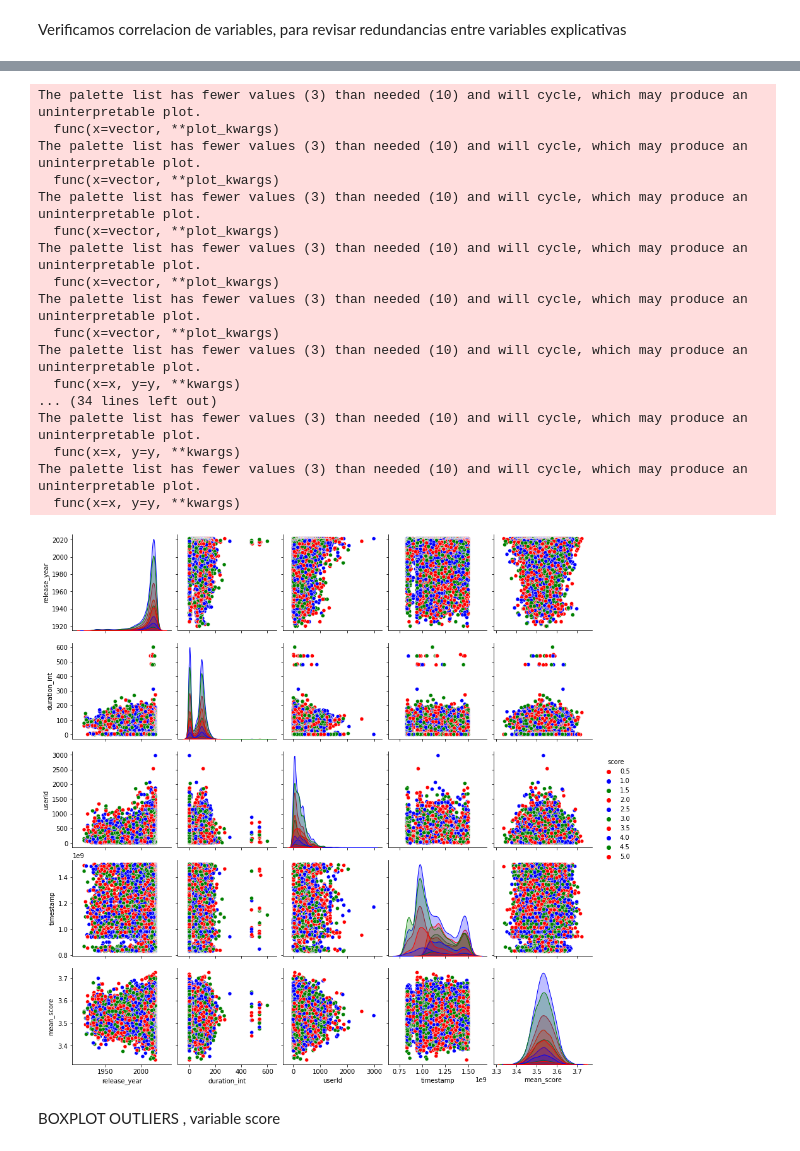
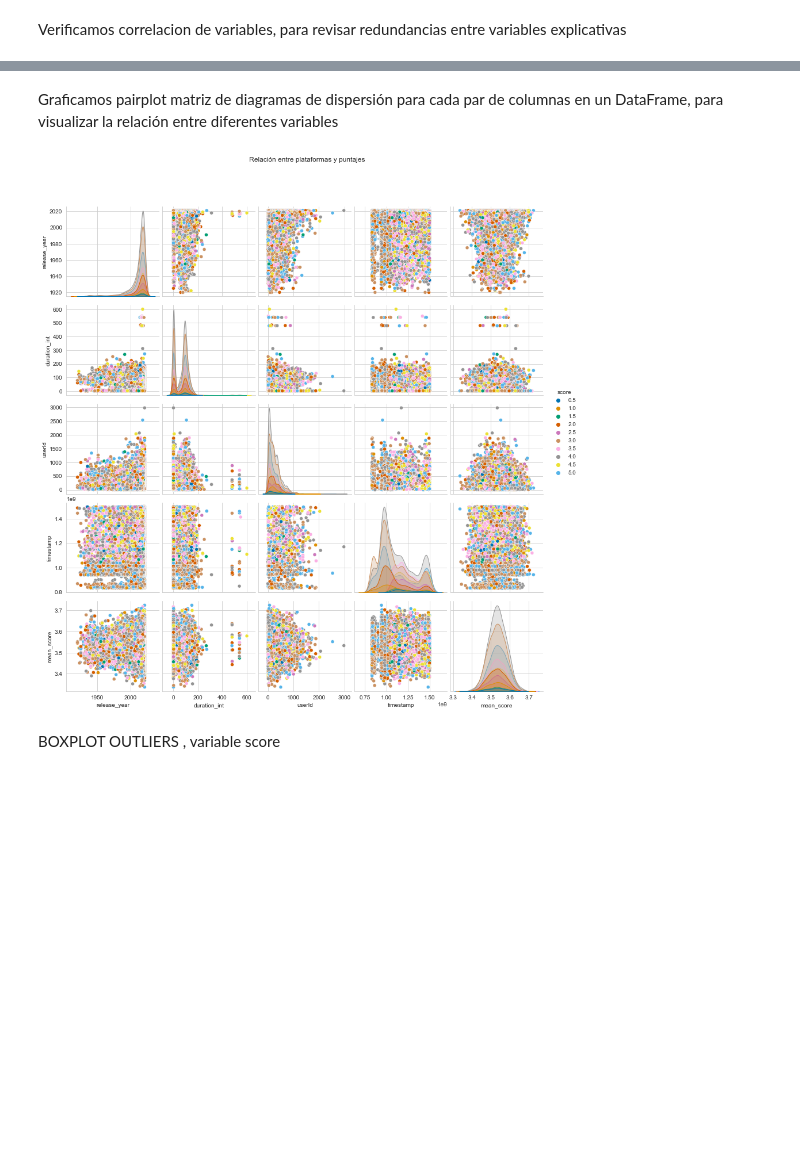
Before and after one commit to gonzalocba/MLops_Streaming, a Jupyter notebook: EDA_final.ipynb, the cells around one changed output, grey strips where cells are left out. Saved outputs shown, nothing was run; the diff lists cells and outputs as text; code cells hidden in the pictures; blank space fills up the shorter version.

```diff
--- a/EDA_final.ipynb
+++ b/EDA_final.ipynb
@@ -83,25 +88,14 @@ Graficamos pairplot para verificar relaciones entre las variables cuantitativas
-# %%
-sns.pairplot(plataformas_df, hue="score", palette = ['r', 'b', 'g'])
-plt.show()
-# %% [output]
-The palette list has fewer values (3) than needed (10) and will cycle, which may produce an uninterpretable plot.
-  func(x=vector, **plot_kwargs)
-The palette list has fewer values (3) than needed (10) and will cycle, which may produce an uninterpretable plot.
-  func(x=vector, **plot_kwargs)
-The palette list has fewer values (3) than needed (10) and will cycle, which may produce an uninterpretable plot.
-  func(x=vector, **plot_kwargs)
-The palette list has fewer values (3) than needed (10) and will cycle, which may produce an uninterpretable plot.
-  func(x=vector, **plot_kwargs)
-The palette list has fewer values (3) than needed (10) and will cycle, which may produce an uninterpretable plot.
-  func(x=vector, **plot_kwargs)
-The palette list has fewer values (3) than needed (10) and will cycle, which may produce an uninterpretable plot.
-  func(x=x, y=y, **kwargs)
-... (34 lines left out)
-The palette list has fewer values (3) than needed (10) and will cycle, which may produce an uninterpretable plot.
-  func(x=x, y=y, **kwargs)
-The palette list has fewer values (3) than needed (10) and will cycle, which may produce an uninterpretable plot.
-  func(x=x, y=y, **kwargs)
-[figure, removed]
+# %% [markdown]
+Graficamos pairplot matriz de diagramas de dispersión para cada par de columnas en un DataFrame, para visualizar la relación entre diferentes variables
+# %%
+sns.set_style("whitegrid")
+g = sns.pairplot(plataformas_df, hue="score", palette="colorblind")
+g.fig.suptitle("Relación entre plataformas y puntajes", y=1.08)
+plt.xlabel("Plataformas")
+plt.ylabel("Puntajes")
+plt.show()
+# %% [output]
+[figure, added]
 # %% [markdown]
 BOXPLOT OUTLIERS , variable score
 # %%
```
Also changed, not shown: parts of 10 cells of this notebook, 5 other files.
